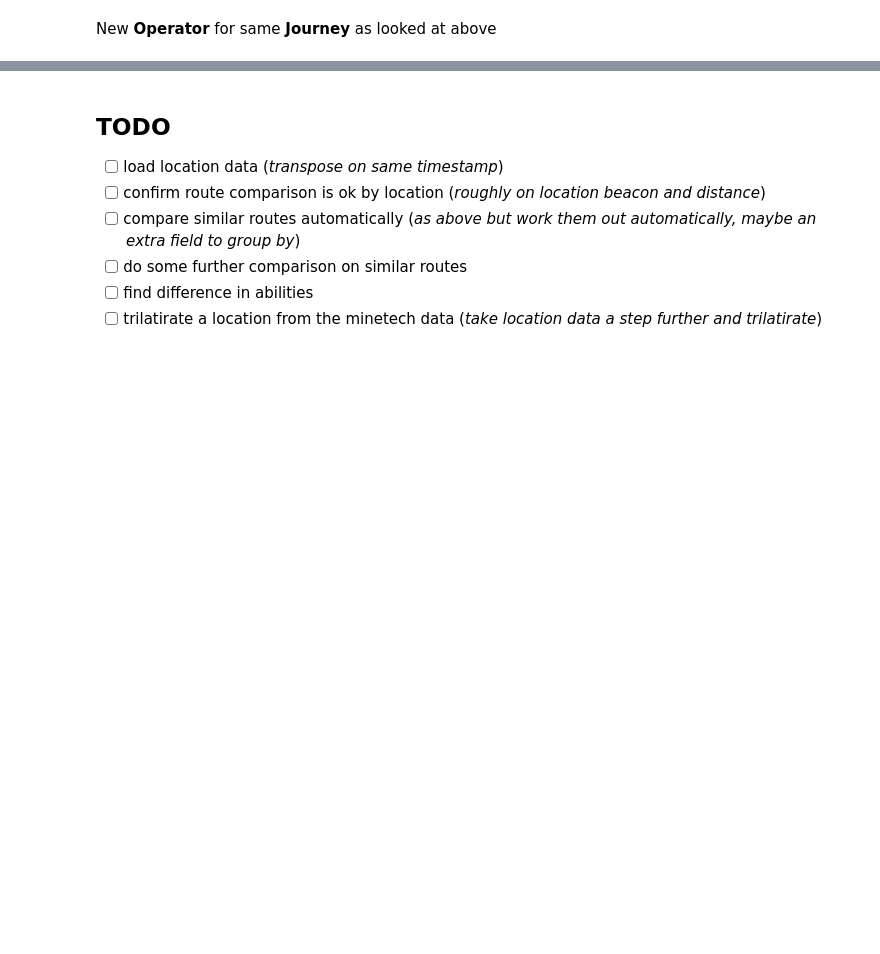
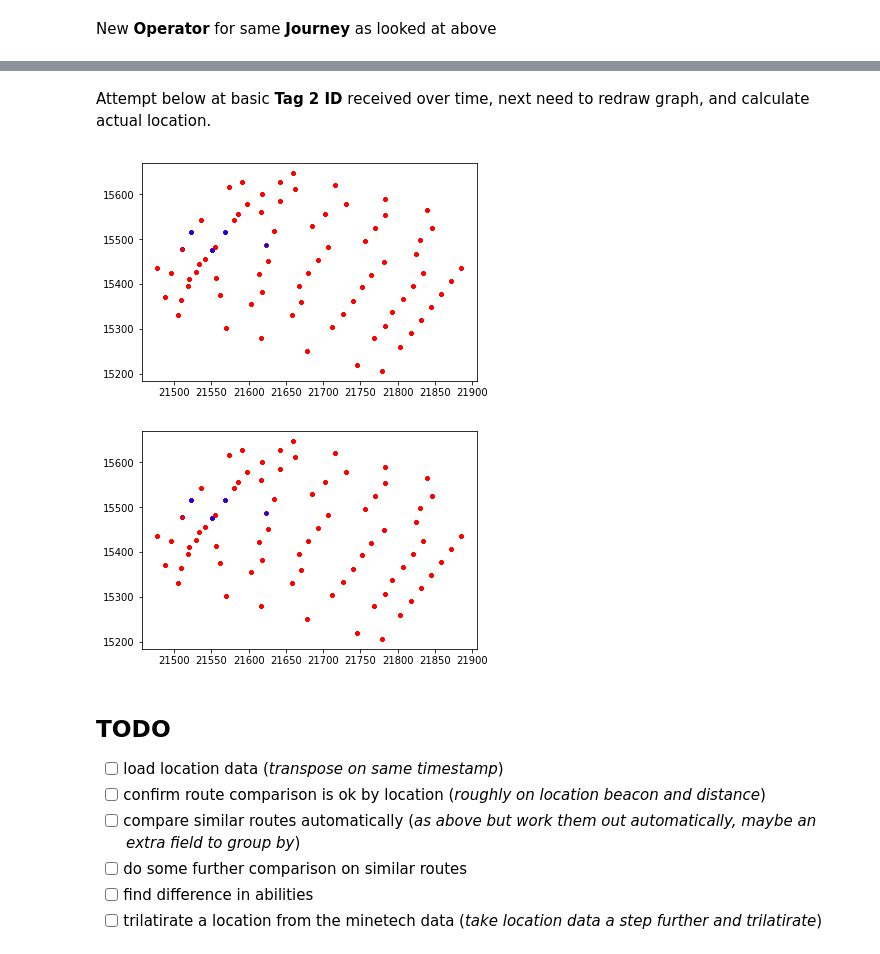
Before and after one commit to saramic/roxoff, a Jupyter notebook: prelim_analysis/Vehicle_data_overview.ipynb, the cells around one changed output, grey strips where cells are left out. Drawn from its saved outputs; the diff is of its cells as text; code cells hidden in the pictures; blank space fills up the shorter version.

```diff
--- a/prelim_analysis/Vehicle_data_overview.ipynb
+++ b/prelim_analysis/Vehicle_data_overview.ipynb
@@ -543,0 +570,14 @@ df_DP102_108W07_094c6['2016-11-12 12:50:58' : '2016-11-12 12:55:38'].head(3)
+# %%
+df_rd = pd.DataFrame()
+file_type = 'LHDMinetecRangeData' # 38 sec load: 12,092,423
+colnames = ['OriginationTime', 'Tag 2 ID', 'Range (cm?)']
+# for name in glob.glob(all_dir + file_type + '*'): # all files
+for name in [glob.glob(all_dir + file_type + '*')[0]]: # 1 file for testing
+    dfx = pd.read_csv(name, usecols=colnames)
+    dfx['OriginationTime'] = dfx['OriginationTime'].apply(GPS_parse_date)
+
+    df_rd = df_rd.append(dfx)
+
+df_rd['OriginationTime'] = df_rd['OriginationTime'].values.astype('datetime64[s]')
+df_rd = df_rd.rename(columns={'Range (cm?)': 'Rng'})
+df_rd.head(3)
@@ -543,0 +591,6 @@ df_DP102_108W07_094c6['2016-11-12 12:50:58' : '2016-11-12 12:55:38'].head(3)
+# %%
+df_rd = df_rd.drop_duplicates(subset=['OriginationTime', 'Tag 2 ID'])
+df_rd = df_rd.pivot(index='OriginationTime', columns='Tag 2 ID')
+df_rd.columns = ['{}'.format(num) for col,num in df_rd.columns]
+
+df_rd.head(3)
@@ -544,3 +615,26 @@ df_DP102_108W07_094c6['2016-11-12 12:50:58' : '2016-11-12 12:55:38'].head(3)
+# %% [markdown]
+Attempt below at basic **Tag 2 ID** received over time, next need to redraw graph, and calculate actual location.
+# %%
+%matplotlib inline
+import time
+import pylab as pl
+from IPython import display
+
+for i in range(1,12):
+    record = df_rd.iloc[[i]]
+    active_tags = list(filter(None, [None if pd.isnull(record[x][0]) else x for x in record.columns]))
+    active_locs = df_ml[df_ml['Node ID'].isin(map(int, active_tags))]
+
+    pl.plot(df_ml[['Northing']], df_ml[['Easting']], 'r.')
+    pl.plot(active_locs[['Northing']], active_locs[['Easting']], 'b.')
+    display.clear_output(wait=True)
+    display.display(pl.gcf())
+    time.sleep(0.1)
+
+# df_rd.head(3)
+# %% [output]
+[figure, added]
+[figure, added]
 # %% [markdown]
 ## TODO
 
```
Also changed, not shown: parts of 9 cells of this notebook, 1 other file.
